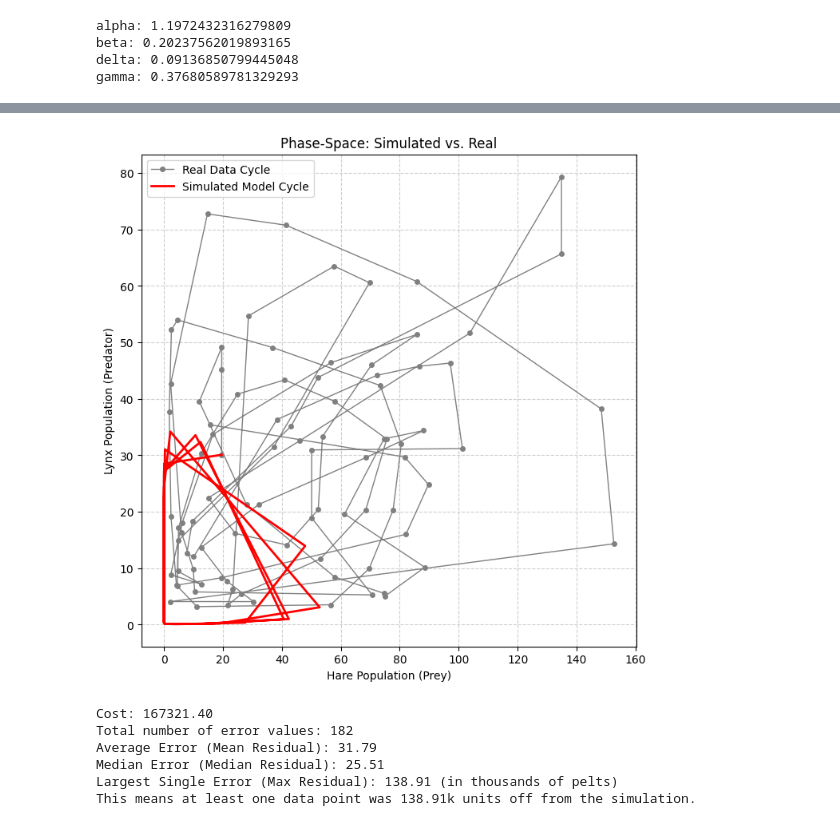
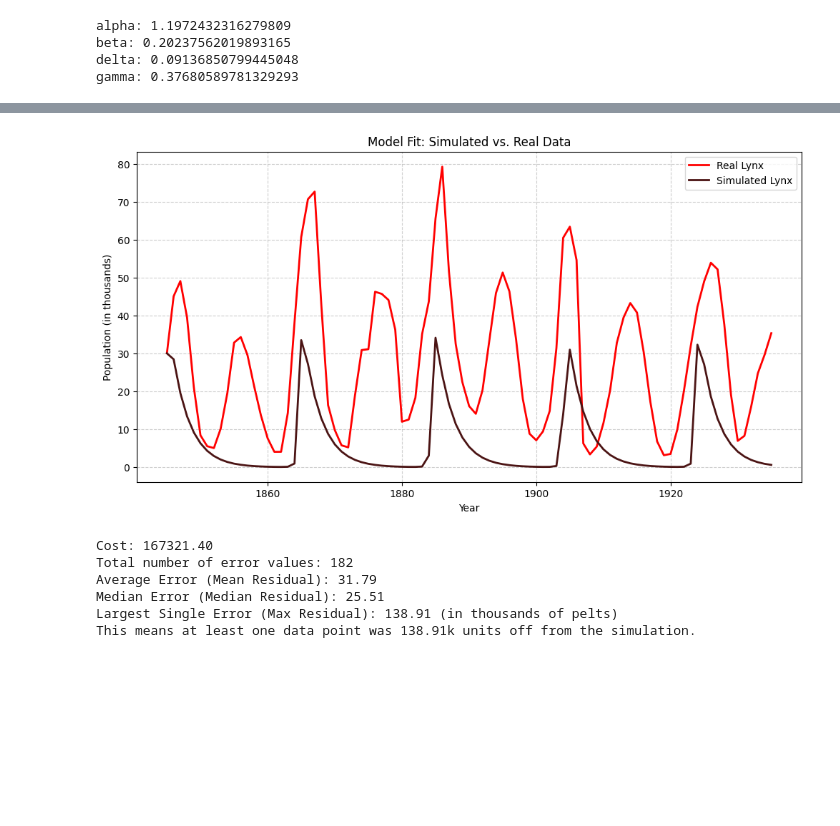
Before and after one commit to phereiitg/modeling-ecological-dynamics, a Jupyter notebook: model.ipynb, the cells around one changed output, grey strips where cells are left out. Saved outputs shown, nothing was run; the diff lists cells and outputs as text; code cells hidden in the pictures; blank space fills up the shorter version.

```diff
--- a/model.ipynb
+++ b/model.ipynb
@@ -208,23 +181,17 @@ plt.show()
-# %%
-plt.figure(figsize=(8, 8))
-
-# Plot the REAL data loop
-plt.plot(Hare, Lynx, 'o-',
-         label='Real Data Cycle', color='gray',
-         markersize=4, linewidth=1)
-
-# Plot the SIMULATED data loop
-plt.plot(simulated_hare, simulated_lynx, 'r-',
-         label='Simulated Model Cycle', linewidth=2)
-
-plt.xlabel('Hare Population (Prey)')
-plt.ylabel('Lynx Population (Predator)')
-plt.title('Phase-Space: Simulated vs. Real')
-plt.legend()
-plt.grid(True, linestyle='--', alpha=0.6)
-plt.show()
-# %% [output]
-[figure, removed]
+# %%
+plt.figure(figsize=(12, 6))
+
+plt.plot(t_points, Lynx, 'r-', label='Real Lynx', linewidth=2)
+plt.plot(t_points, simulated_lynx, color="#4b1414", label='Simulated Lynx', linewidth=2)
+
+plt.xlabel('Year')
+plt.ylabel('Population (in thousands)')
+plt.title('Model Fit: Simulated vs. Real Data')
+plt.legend()
+plt.grid(True, linestyle='--', alpha=0.6)
+plt.show()
+# %% [output]
+[figure, added]
 # %%
 cost = fit_result.cost
 print(f"Cost: {cost:.2f}")
```
Also changed, not shown: parts of 3 cells of this notebook.
